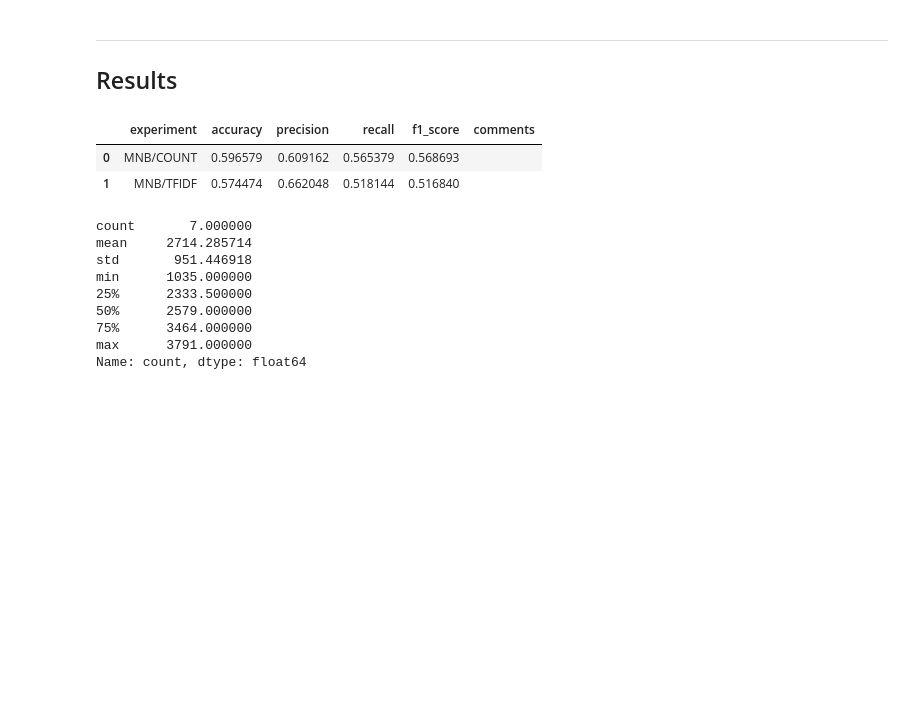
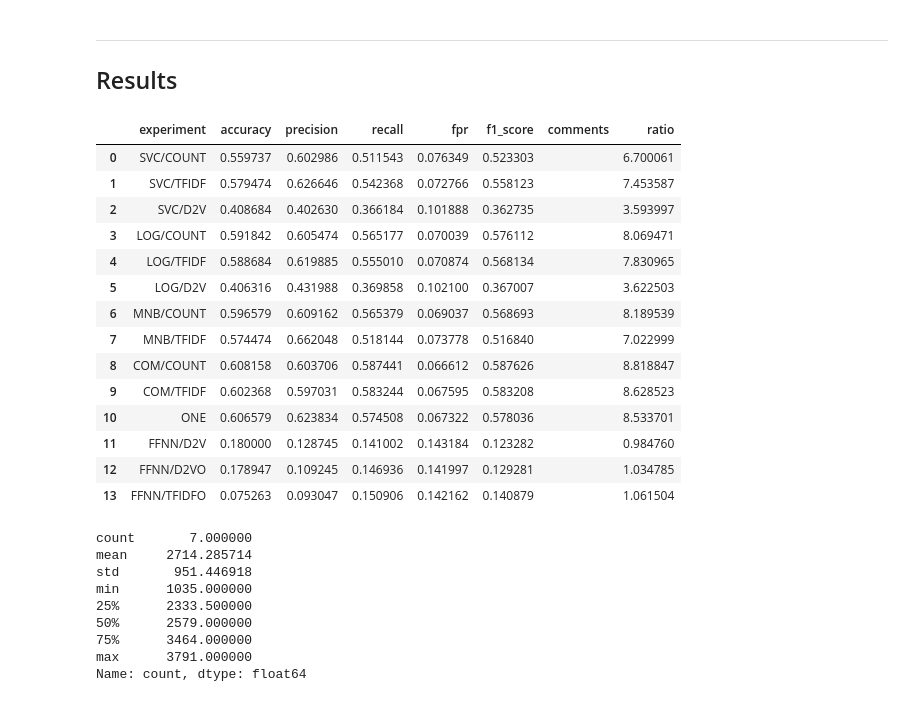
Before and after one commit to AlejandroCiuba/CS2756-Group-Project, a Jupyter notebook: Alejandro/text_experiments.ipynb, the cells around one changed output. Drawn from its saved outputs; the diff is of its cells as text; code cells hidden in the pictures; blank space fills up the shorter version.

```diff
--- a/Alejandro/text_experiments.ipynb
+++ b/Alejandro/text_experiments.ipynb
@@ -72,3 +74,9 @@ import pandas as pd
 import seaborn as sns
 # %% [markdown]
 ### Global Variables & Settings
+# %%
+# Turn this off
+%pprint
+pd.set_option('display.max_columns', None)
+plt.style.use('ggplot')
+warnings.filterwarnings('ignore')
@@ -87,6 +97,7 @@ RESULTS = {"experiment": [],
            "accuracy": [],
            "precision": [],
            "recall": [],
+           "fpr": [],
            "f1_score": [],
            "comments": [], }
 
@@ -94,7 +105,7 @@ WTESTS = False  # Include and load word2vec experiments
 DTESTS = True   # Include and load doc2vec experiments
 
 # Only run the experiments listed here; empty means run all
-targets = ["MNB/COUNT", "MNB/TFIDF"]
+targets = []
 def selected(target):
     if target in targets or len(targets) == 0:
         if ("D2V" in target and not DTESTS) or ("W2V" in target and not WTESTS):
@@ -381,11 +500,24 @@ if selected(EXP6C):
 ## Results
 # %%
 results_df = pd.DataFrame(RESULTS)
+results_df["ratio"] = results_df["recall"] / results_df["fpr"]
 results_df
 # %% [output]
-|  | experiment | accuracy | precision | recall | f1_score | comments |
-| 0 | MNB/COUNT | 0.596579 | 0.609162 | 0.565379 | 0.568693 |  |
-| 1 | MNB/TFIDF | 0.574474 | 0.662048 | 0.518144 | 0.516840 |  |
+|  | experiment | accuracy | precision | recall | fpr | f1_score | comments | ratio |
+| 0 | SVC/COUNT | 0.559737 | 0.602986 | 0.511543 | 0.076349 | 0.523303 |  | 6.700061 |
+| 1 | SVC/TFIDF | 0.579474 | 0.626646 | 0.542368 | 0.072766 | 0.558123 |  | 7.453587 |
+| 2 | SVC/D2V | 0.408684 | 0.402630 | 0.366184 | 0.101888 | 0.362735 |  | 3.593997 |
+| 3 | LOG/COUNT | 0.591842 | 0.605474 | 0.565177 | 0.070039 | 0.576112 |  | 8.069471 |
+| 4 | LOG/TFIDF | 0.588684 | 0.619885 | 0.555010 | 0.070874 | 0.568134 |  | 7.830965 |
+| 5 | LOG/D2V | 0.406316 | 0.431988 | 0.369858 | 0.102100 | 0.367007 |  | 3.622503 |
+| 6 | MNB/COUNT | 0.596579 | 0.609162 | 0.565379 | 0.069037 | 0.568693 |  | 8.189539 |
+| 7 | MNB/TFIDF | 0.574474 | 0.662048 | 0.518144 | 0.073778 | 0.516840 |  | 7.022999 |
+| 8 | COM/COUNT | 0.608158 | 0.603706 | 0.587441 | 0.066612 | 0.587626 |  | 8.818847 |
+| 9 | COM/TFIDF | 0.602368 | 0.597031 | 0.583244 | 0.067595 | 0.583208 |  | 8.628523 |
+| 10 | ONE | 0.606579 | 0.623834 | 0.574508 | 0.067322 | 0.578036 |  | 8.533701 |
+| 11 | FFNN/D2V | 0.180000 | 0.128745 | 0.141002 | 0.143184 | 0.123282 |  | 0.984760 |
+| 12 | FFNN/D2VO | 0.178947 | 0.109245 | 0.146936 | 0.141997 | 0.129281 |  | 1.034785 |
+| 13 | FFNN/TFIDFO | 0.075263 | 0.093047 | 0.150906 | 0.142162 | 0.140879 |  | 1.061504 |
 # %%
 DATA['emotion'].value_counts().describe()
 # %% [output]
```
Also changed, not shown: parts of 18 cells of this notebook.
